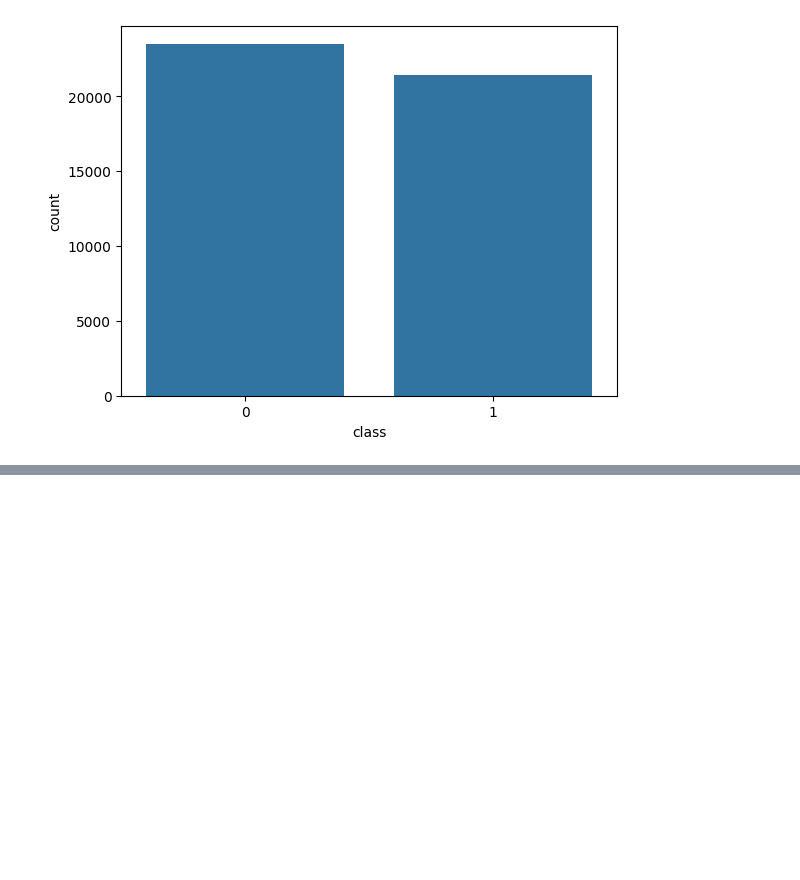
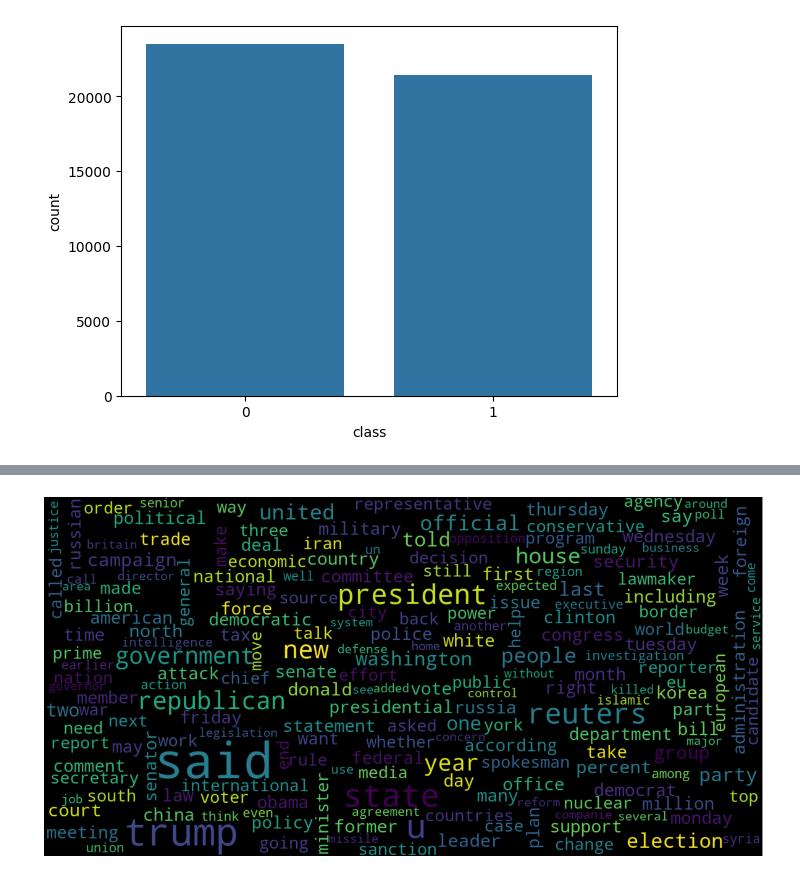
Before and after one commit to lakshay633/CodeClauseInternship_Fake_News_Detection, a Jupyter notebook: 1.ipynb, the cells around one changed output, grey strips where cells are left out. Saved outputs shown, nothing was run; the diff lists cells and outputs as text; code cells hidden in the pictures; blank space fills up the shorter version.

```diff
--- a/1.ipynb
+++ b/1.ipynb
@@ -3,7 +3,7 @@ import pandas as pd
 import seaborn as sns
 import matplotlib.pyplot as plt
 # %%
-data = pd.read_csv('News.csv',index_col=0)
+data = pd.read_csv('C:/Users/kship/Desktop/CodeClause/News.csv',index_col=0)
 data.head()
 # %% [output]
 |  | title | text | subject | date | class |
@@ -55,0 +73,31 @@ sns.countplot(data=data, x='class', order=data['class'].value_counts().index)
+# %%
+def preprocess_text(text_data):
+    preprocessed_text = []
+
+    for sentence in tqdm(text_data):
+        sentence = re.sub(r'[^\w\s]', '', sentence)
+        preprocessed_text.append(' '.join(token.lower()
+                                  for token in str(sentence).split()
+                                  if token not in stopwords.words('english')))
+
+    return preprocessed_text
+# %%
+preprocessed_review = preprocess_text(data['text'].values)
+data['text'] = preprocessed_review
+# %%
+# visualizing the WordCloud for fake and real news separately.
+
+# Real
+consolidated = ' '.join(
+    word for word in data['text'][data['class'] == 1].astype(str))
+wordCloud = WordCloud(width=1600,
+                      height=800,
+                      random_state=21,
+                      max_font_size=110,
+                      collocations=False)
+plt.figure(figsize=(15, 10))
+plt.imshow(wordCloud.generate(consolidated), interpolation='bilinear')
+plt.axis('off')
+plt.show()
+# %% [output]
+[figure, added]
```
Also changed, not shown: parts of 9 cells of this notebook.
